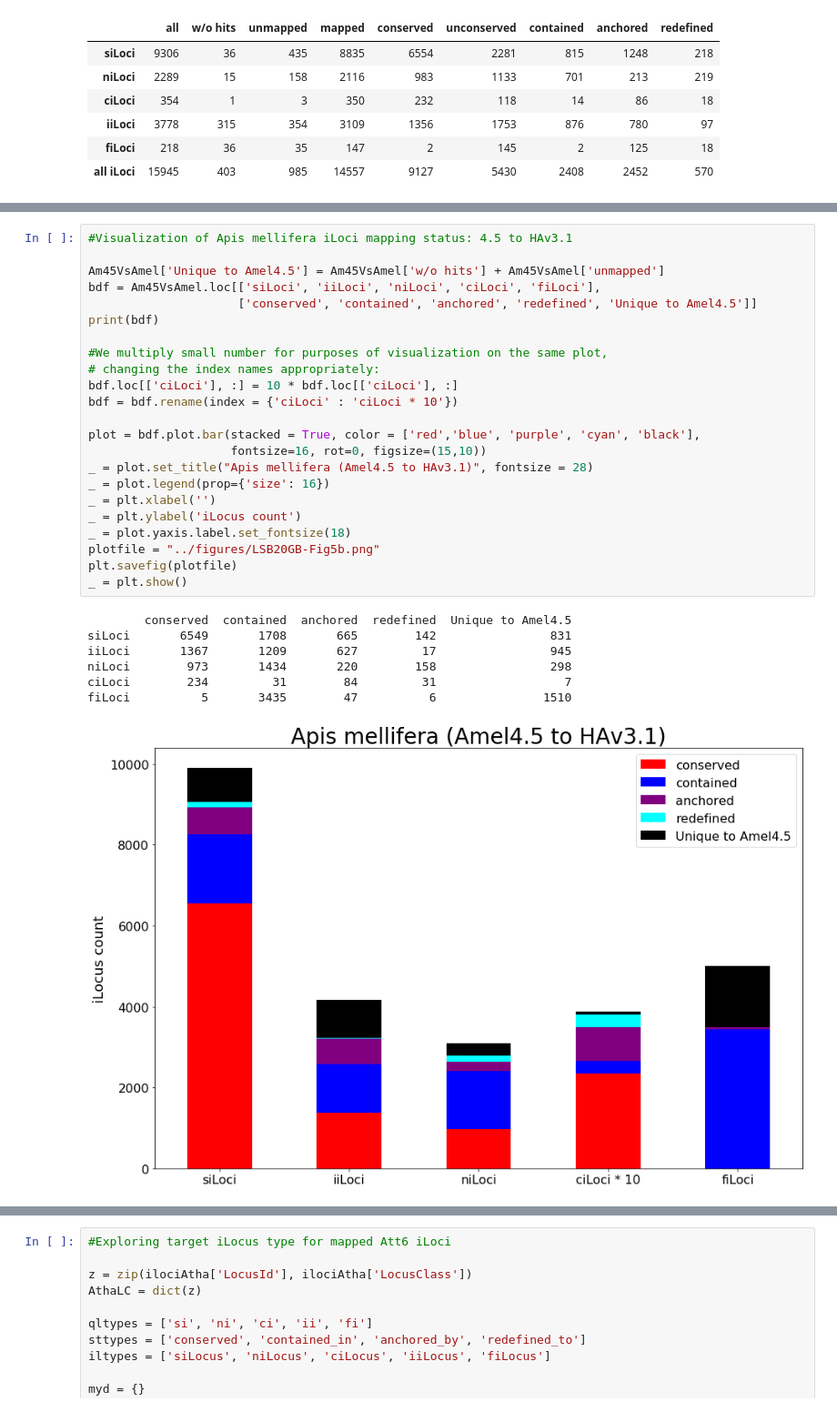
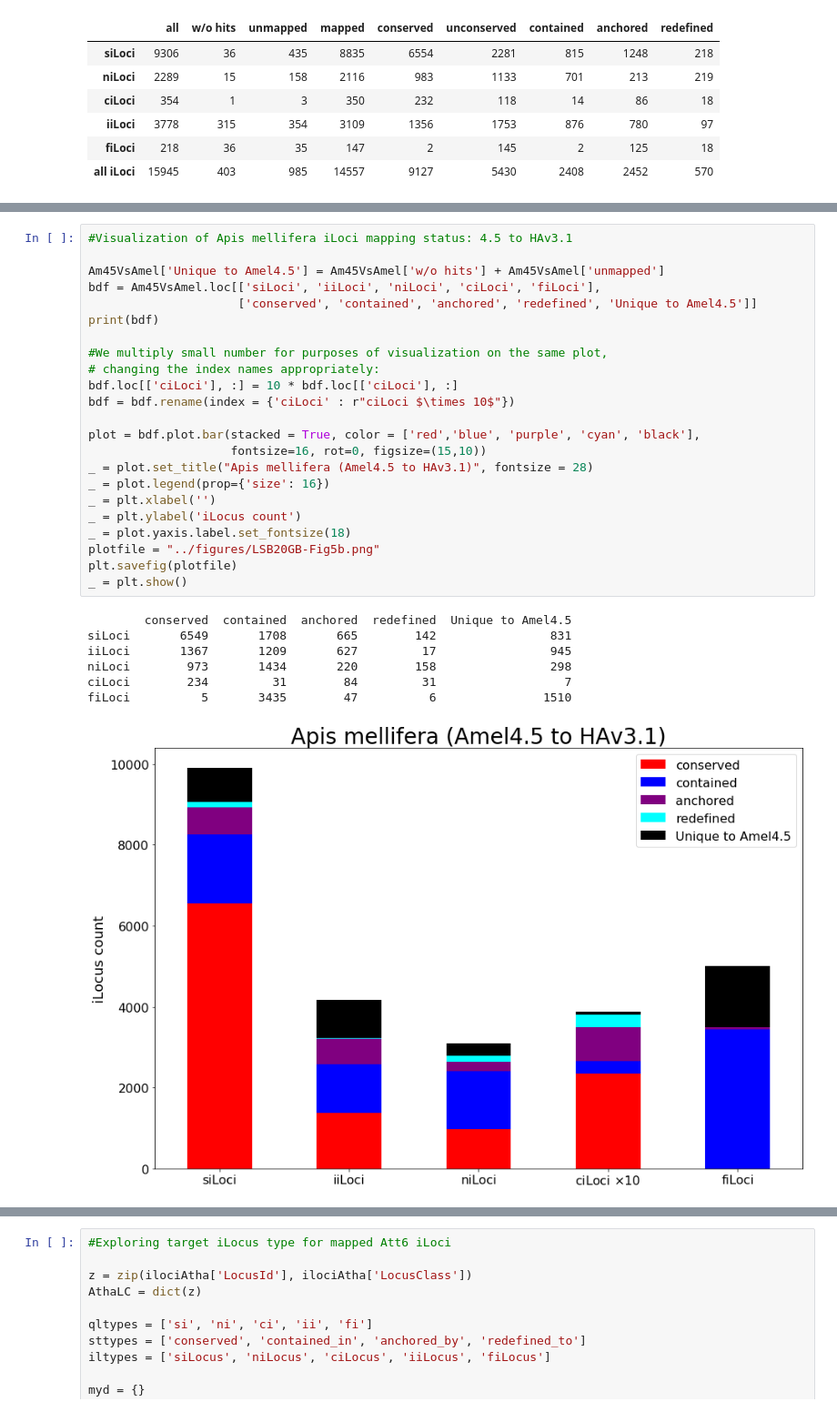
Before and after one commit to vpbrendel/iLoci_Lai2020, a Jupyter notebook: work/notebooks/make-F5-F6.ipynb, the cells around one changed output, grey strips where cells are left out. Shown: that part at 91% size. Drawn from its saved outputs; the diff is of its cells as text.

```diff
--- a/work/notebooks/make-F5-F6.ipynb
+++ b/work/notebooks/make-F5-F6.ipynb
@@ -306,34 +306,34 @@ fiLoci          3          2         0          0                 2
 # %%
 #Visualization of Apis mellifera iLoci mapping status: 4.5 to HAv3.1
 
 Am45VsAmel['Unique to Amel4.5'] = Am45VsAmel['w/o hits'] + Am45VsAmel['unmapped']
 bdf = Am45VsAmel.loc[['siLoci', 'iiLoci', 'niLoci', 'ciLoci', 'fiLoci'],
                      ['conserved', 'contained', 'anchored', 'redefined', 'Unique to Amel4.5']]
 print(bdf)
 
 #We multiply small number for purposes of visualization on the same plot,
 # changing the index names appropriately:
 bdf.loc[['ciLoci'], :] = 10 * bdf.loc[['ciLoci'], :]
-bdf = bdf.rename(index = {'ciLoci' : 'ciLoci * 10'})
+bdf = bdf.rename(index = {'ciLoci' : r"ciLoci $\times 10$"})
 
 plot = bdf.plot.bar(stacked = True, color = ['red','blue', 'purple', 'cyan', 'black'],
                     fontsize=16, rot=0, figsize=(15,10))
 _ = plot.set_title("Apis mellifera (Amel4.5 to HAv3.1)", fontsize = 28)
 _ = plot.legend(prop={'size': 16})
 _ = plt.xlabel('')
 _ = plt.ylabel('iLocus count')
 _ = plot.yaxis.label.set_fontsize(18)
 plotfile = "../figures/LSB20GB-Fig5b.png"
 plt.savefig(plotfile)
 _ = plt.show()
 # %% [output]
         conserved  contained  anchored  redefined  Unique to Amel4.5
 siLoci       6549       1708       665        142                831
 iiLoci       1367       1209       627         17                945
 niLoci        973       1434       220        158                298
 ciLoci        234         31        84         31                  7
 fiLoci          5       3435        47          6               1510
-[figure, old version]
+[figure, new version]
 # %%
 #Visualization of Apis mellifera iLoci mapping status: HAv3.1 to 4.5
 
```
Also changed, not shown: parts of 3 cells of this notebook.
